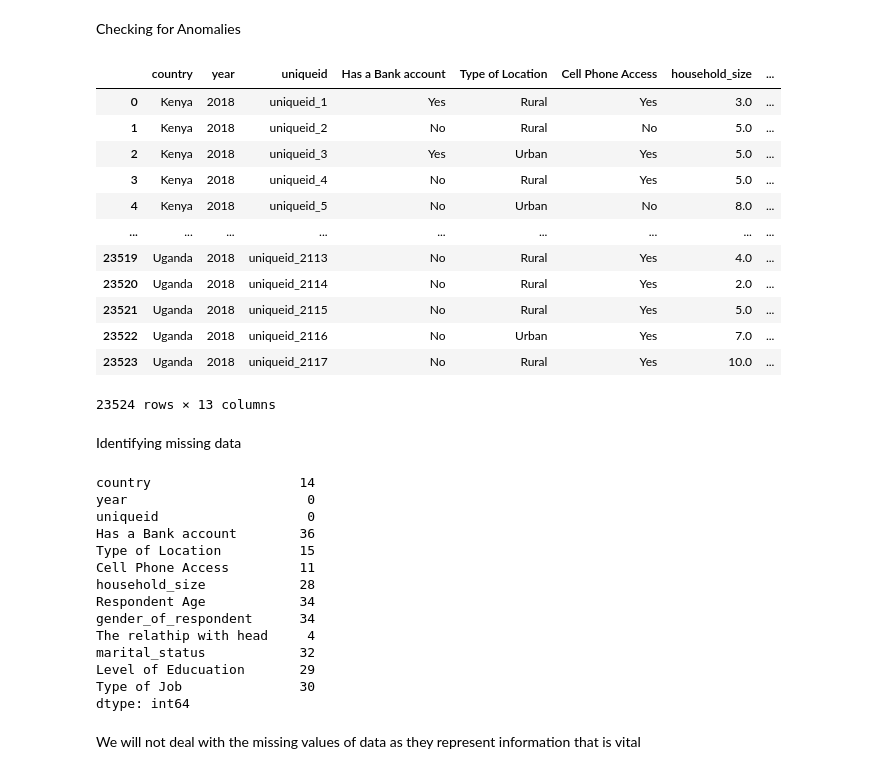
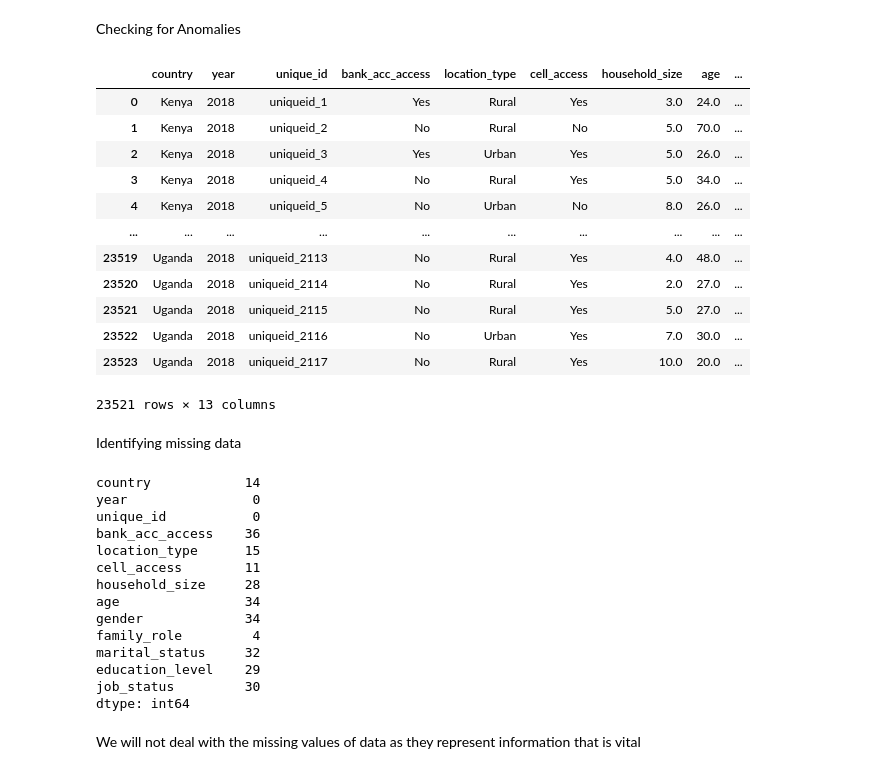
Before and after one commit to Askoye/Financial-Inclusion-Project, a Jupyter notebook: Python_Notebook_Solution_Moringa_Data_Science_Core_W2_Ted_Askoye_Independent_Project_2020_06.ipynb, the cells around one changed output. Cells and saved outputs as stored; diff of their text form; code cells hidden in the pictures.

```diff
--- a/Python_Notebook_Solution_Moringa_Data_Science_Core_W2_Ted_Askoye_Independent_Project_2020_06.ipynb
+++ b/Python_Notebook_Solution_Moringa_Data_Science_Core_W2_Ted_Askoye_Independent_Project_2020_06.ipynb
@@ -135,39 +186,39 @@ dataset_df.boxplot(grid = False, figsize=(10, 7))
 # %% [markdown]
 Checking for Anomalies
-# %%
-dataset_df
-# %% [output]
-|  | country | year | uniqueid | Has a Bank account | Type of Location | Cell Phone Access | household_size | ... |
-| 0 | Kenya | 2018 | uniqueid_1 | Yes | Rural | Yes | 3.0 | ... |
-| 1 | Kenya | 2018 | uniqueid_2 | No | Rural | No | 5.0 | ... |
-| 2 | Kenya | 2018 | uniqueid_3 | Yes | Urban | Yes | 5.0 | ... |
-| 3 | Kenya | 2018 | uniqueid_4 | No | Rural | Yes | 5.0 | ... |
-| 4 | Kenya | 2018 | uniqueid_5 | No | Urban | No | 8.0 | ... |
-| ... | ... | ... | ... | ... | ... | ... | ... | ... |
-| 23519 | Uganda | 2018 | uniqueid_2113 | No | Rural | Yes | 4.0 | ... |
-| 23520 | Uganda | 2018 | uniqueid_2114 | No | Rural | Yes | 2.0 | ... |
-| 23521 | Uganda | 2018 | uniqueid_2115 | No | Rural | Yes | 5.0 | ... |
-| 23522 | Uganda | 2018 | uniqueid_2116 | No | Urban | Yes | 7.0 | ... |
-| 23523 | Uganda | 2018 | uniqueid_2117 | No | Rural | Yes | 10.0 | ... |
-23524 rows × 13 columns
+# %%
+dataset_df_out
+# %% [output]
+|  | country | year | unique_id | bank_acc_access | location_type | cell_access | household_size | age | ... |
+| 0 | Kenya | 2018 | uniqueid_1 | Yes | Rural | Yes | 3.0 | 24.0 | ... |
+| 1 | Kenya | 2018 | uniqueid_2 | No | Rural | No | 5.0 | 70.0 | ... |
+| 2 | Kenya | 2018 | uniqueid_3 | Yes | Urban | Yes | 5.0 | 26.0 | ... |
+| 3 | Kenya | 2018 | uniqueid_4 | No | Rural | Yes | 5.0 | 34.0 | ... |
+| 4 | Kenya | 2018 | uniqueid_5 | No | Urban | No | 8.0 | 26.0 | ... |
+| ... | ... | ... | ... | ... | ... | ... | ... | ... | ... |
+| 23519 | Uganda | 2018 | uniqueid_2113 | No | Rural | Yes | 4.0 | 48.0 | ... |
+| 23520 | Uganda | 2018 | uniqueid_2114 | No | Rural | Yes | 2.0 | 27.0 | ... |
+| 23521 | Uganda | 2018 | uniqueid_2115 | No | Rural | Yes | 5.0 | 27.0 | ... |
+| 23522 | Uganda | 2018 | uniqueid_2116 | No | Urban | Yes | 7.0 | 30.0 | ... |
+| 23523 | Uganda | 2018 | uniqueid_2117 | No | Rural | Yes | 10.0 | 20.0 | ... |
+23521 rows × 13 columns
 # %% [markdown]
 Identifying missing data
 # %%
-dataset_df.isnull().sum()
+dataset_df_out.isnull().sum()
 # %% [output]
-country                   14
-year                       0
-uniqueid                   0
-Has a Bank account        36
-Type of Location          15
-Cell Phone Access         11
-household_size            28
-Respondent Age            34
-gender_of_respondent      34
-The relathip with head     4
-marital_status            32
-Level of Educuation       29
-Type of Job               30
+country            14
+year                0
+unique_id           0
+bank_acc_access    36
+location_type      15
+cell_access        11
+household_size     28
+age                34
+gender             34
+family_role         4
+marital_status     32
+education_level    29
+job_status         30
 dtype: int64
 # %% [markdown]
 We will not deal with the missing values of data as they represent information that is vital
```
Also changed, not shown: parts of 18 cells of this notebook.
